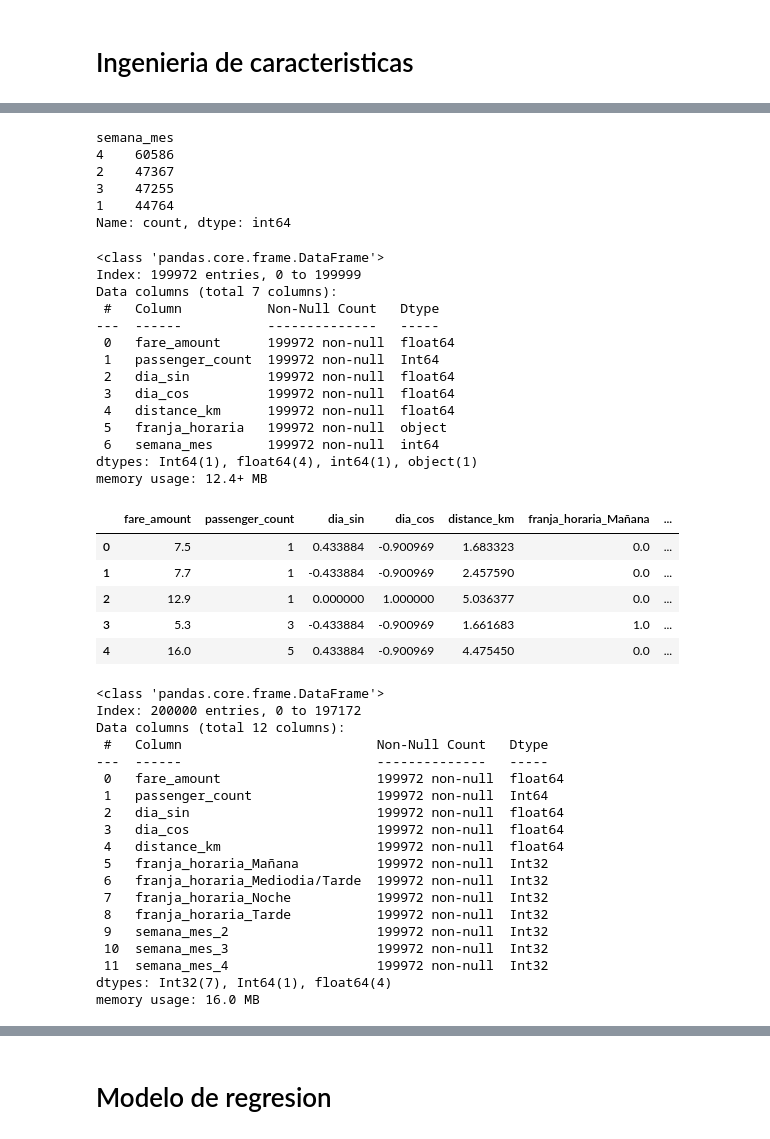
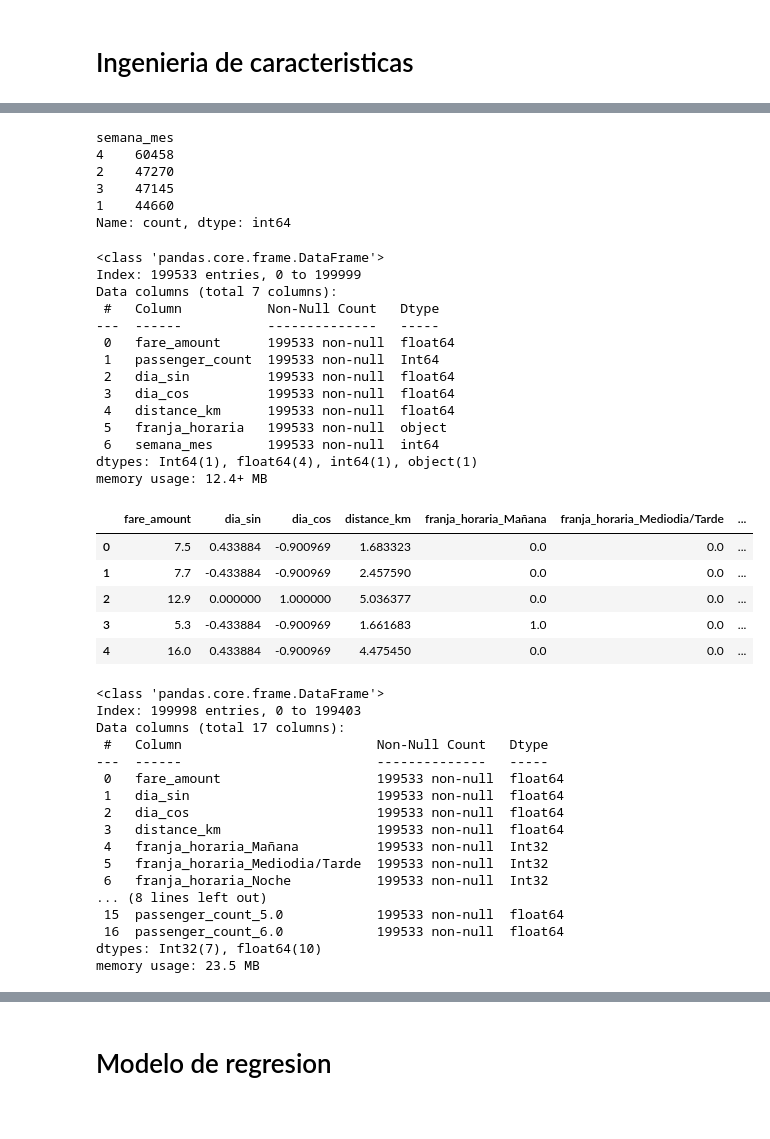
Before and after one commit to GenaCanciani/AA1-TUIA-2025C2-Canciani-Morales-Mancini, a Jupyter notebook: TP-Regresion-AA1-2025C1.ipynb, the cells around one changed output, grey strips where cells are left out. Drawn from its saved outputs; the diff is of its cells as text; code cells hidden in the pictures.

```diff
--- a/TP-Regresion-AA1-2025C1.ipynb
+++ b/TP-Regresion-AA1-2025C1.ipynb
@@ -202,6 +202,8 @@ df_copy = df_copy.drop("date",axis=1)
 df_copy['franja_horaria'] = df_copy['pickup_datetime'].dt.hour.apply(obtener_franja_horaria)
 # %%
 df_copy["semana_mes"] = df_copy["pickup_datetime"].apply(obtener_semana_mes)
+# %%
+df_copy = df_copy[df_copy["distance_km"] < 250]
 # %%
 df_copy.head()
 # %% [output]
@@ -215,10 +217,10 @@ df_copy.head()
 df_copy["semana_mes"].value_counts()
 # %% [output]
 semana_mes
-4    60586
-2    47367
-3    47255
-1    44764
+4    60458
+2    47270
+3    47145
+1    44660
 Name: count, dtype: int64
 # %%
 coords = ["key","pickup_datetime" ,"pickup_longitude", "pickup_latitude", "dropoff_longitude", "dropoff_latitude"]
@@ -227,37 +229,37 @@ df_copy.drop(columns=coords, inplace=True)
 df_copy.info()
 # %% [output]
 <class 'pandas.core.frame.DataFrame'>
-Index: 199972 entries, 0 to 199999
+Index: 199533 entries, 0 to 199999
 Data columns (total 7 columns):
  #   Column           Non-Null Count   Dtype
 ---  ------           --------------   -----
- 0   fare_amount      199972 non-null  float64
- 1   passenger_count  199972 non-null  Int64
- 2   dia_sin          199972 non-null  float64
- 3   dia_cos          199972 non-null  float64
- 4   distance_km      199972 non-null  float64
- 5   franja_horaria   199972 non-null  object
- 6   semana_mes       199972 non-null  int64
+ 0   fare_amount      199533 non-null  float64
+ 1   passenger_count  199533 non-null  Int64
+ 2   dia_sin          199533 non-null  float64
+ 3   dia_cos          199533 non-null  float64
+ 4   distance_km      199533 non-null  float64
+ 5   franja_horaria   199533 non-null  object
+ 6   semana_mes       199533 non-null  int64
 dtypes: Int64(1), float64(4), int64(1), object(1)
 memory usage: 12.4+ MB
 # %%
 # Creación de dummies en columna franja horaria
 encoder = OneHotEncoder(sparse_output=False, drop='first')
 
-encoded = encoder.fit_transform(df_copy[['franja_horaria','semana_mes']])
+encoded = encoder.fit_transform(df_copy[['franja_horaria','semana_mes', 'passenger_count']])
 
-encoded_df = pd.DataFrame(encoded, columns=encoder.get_feature_names_out(['franja_horaria','semana_mes']))
+encoded_df = pd.DataFrame(encoded, columns=encoder.get_feature_names_out(['franja_horaria','semana_mes', 'passenger_count']))
 
-df_encoded = pd.concat([df_copy.drop(columns=['franja_horaria','semana_mes']), encoded_df], axis=1)
+df_encoded = pd.concat([df_copy.drop(columns=['franja_horaria','semana_mes', 'passenger_count']), encoded_df], axis=1)
 
 df_encoded.head()
 # %% [output]
-|  | fare_amount | passenger_count | dia_sin | dia_cos | distance_km | franja_horaria_Mañana | ... |
-| 0 | 7.5 | 1 | 0.433884 | -0.900969 | 1.683323 | 0.0 | ... |
-| 1 | 7.7 | 1 | -0.433884 | -0.900969 | 2.457590 | 0.0 | ... |
-| 2 | 12.9 | 1 | 0.000000 | 1.000000 | 5.036377 | 0.0 | ... |
-| 3 | 5.3 | 3 | -0.433884 | -0.900969 | 1.661683 | 1.0 | ... |
-| 4 | 16.0 | 5 | 0.433884 | -0.900969 | 4.475450 | 0.0 | ... |
+|  | fare_amount | dia_sin | dia_cos | distance_km | franja_horaria_Mañana | franja_horaria_Mediodia/Tarde | ... |
+| 0 | 7.5 | 0.433884 | -0.900969 | 1.683323 | 0.0 | 0.0 | ... |
+| 1 | 7.7 | -0.433884 | -0.900969 | 2.457590 | 0.0 | 0.0 | ... |
+| 2 | 12.9 | 0.000000 | 1.000000 | 5.036377 | 0.0 | 0.0 | ... |
+| 3 | 5.3 | -0.433884 | -0.900969 | 1.661683 | 1.0 | 0.0 | ... |
+| 4 | 16.0 | 0.433884 | -0.900969 | 4.475450 | 0.0 | 0.0 | ... |
 # %%
 cols_dummies = [c for c in df_encoded.columns if c.startswith("franja_horaria_") or c.startswith("semana_mes_")]
 df_encoded[cols_dummies] = df_encoded[cols_dummies].astype('Int32')
@@ -265,21 +267,19 @@ df_encoded[cols_dummies] = df_encoded[cols_dummies].astype('Int32')
 df_encoded.info()
 # %% [output]
 <class 'pandas.core.frame.DataFrame'>
-Index: 200000 entries, 0 to 197172
-Data columns (total 12 columns):
+Index: 199998 entries, 0 to 199403
+Data columns (total 17 columns):
  #   Column                         Non-Null Count   Dtype
 ---  ------                         --------------   -----
- 0   fare_amount                    199972 non-null  float64
- 1   passenger_count                199972 non-null  Int64
- 2   dia_sin                        199972 non-null  float64
- 3   dia_cos                        199972 non-null  float64
- 4   distance_km                    199972 non-null  float64
- 5   franja_horaria_Mañana          199972 non-null  Int32
- 6   franja_horaria_Mediodia/Tarde  199972 non-null  Int32
- 7   franja_horaria_Noche           199972 non-null  Int32
- 8   franja_horaria_Tarde           199972 non-null  Int32
- 9   semana_mes_2                   199972 non-null  Int32
- 10  semana_mes_3                   199972 non-null  Int32
- 11  semana_mes_4                   199972 non-null  Int32
-dtypes: Int32(7), Int64(1), float64(4)
-memory usage: 16.0 MB
+ 0   fare_amount                    199533 non-null  float64
+ 1   dia_sin                        199533 non-null  float64
+ 2   dia_cos                        199533 non-null  float64
+ 3   distance_km                    199533 non-null  float64
+ 4   franja_horaria_Mañana          199533 non-null  Int32
+ 5   franja_horaria_Mediodia/Tarde  199533 non-null  Int32
+ 6   franja_horaria_Noche           199533 non-null  Int32
+... (8 lines left out)
+ 15  passenger_count_5.0            199533 non-null  float64
+ 16  passenger_count_6.0            199533 non-null  float64
+dtypes: Int32(7), float64(10)
+memory usage: 23.5 MB
```
Also changed, not shown: parts of 35 cells of this notebook.
